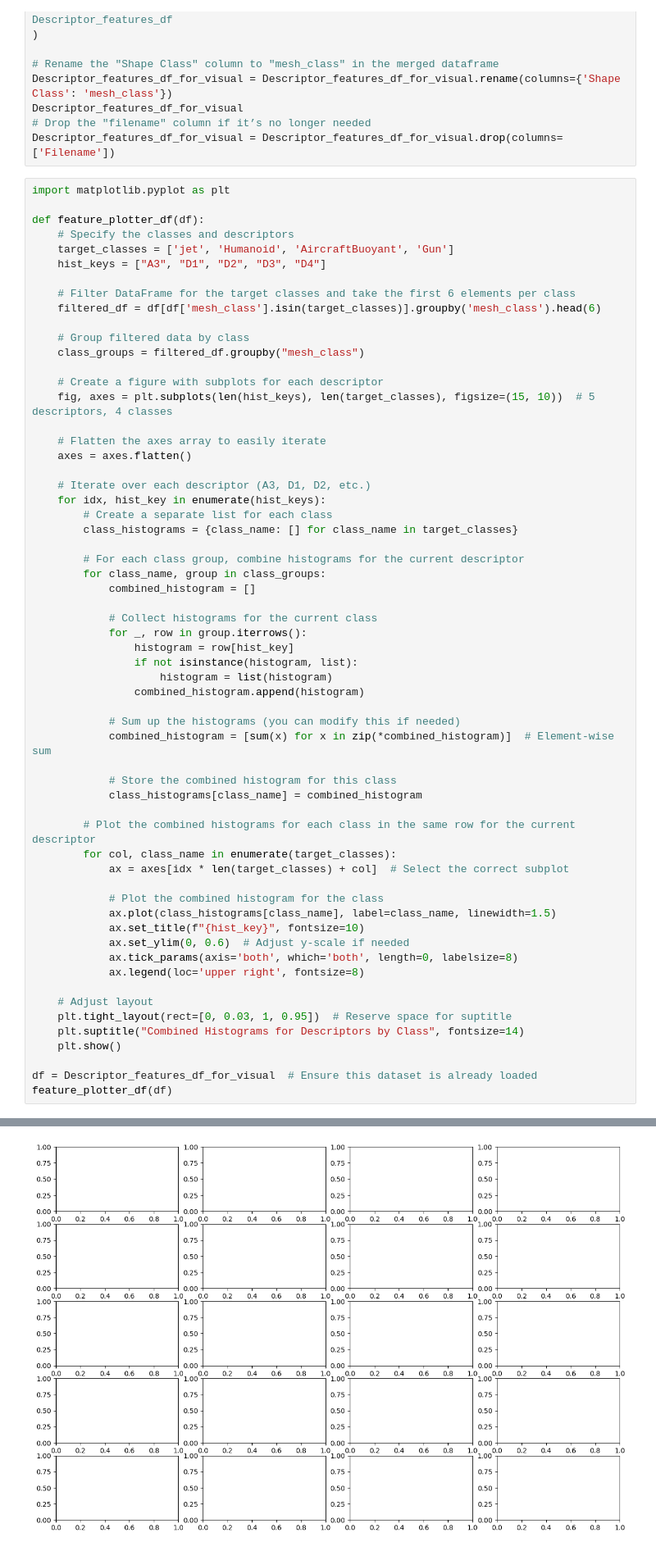
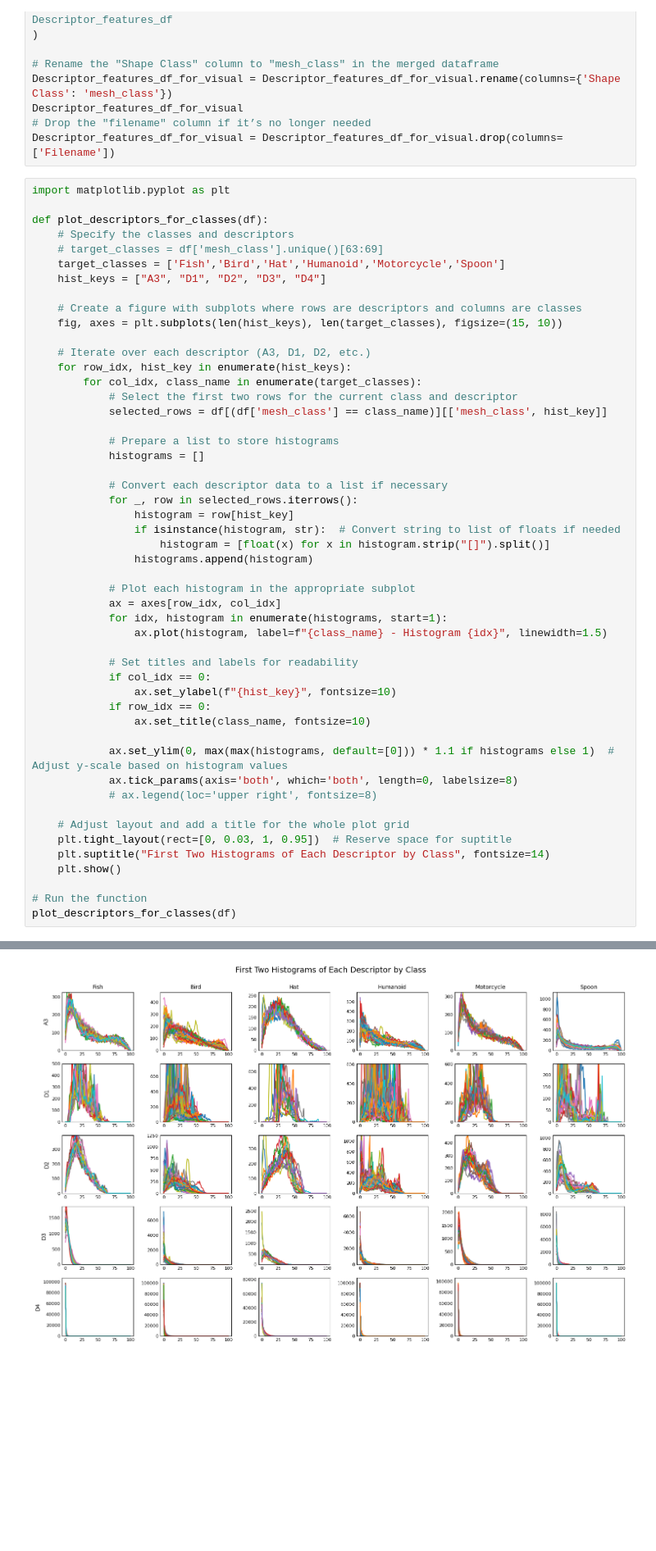
Before and after one commit to ZivHoch/Multimedia-Retrieval, a Jupyter notebook: Final_Version.ipynb, the cells around one changed output, grey strips where cells are left out. Shown at 82% size. Drawn from its saved outputs; the diff is of its cells as text; blank space fills up the shorter version.

```diff
--- a/Final_Version.ipynb
+++ b/Final_Version.ipynb
@@ -1405,61 +1362,51 @@ Descriptor_features_df_for_visual = Descriptor_features_df_for_visual.drop(colum
 # %%
 import matplotlib.pyplot as plt
 
-def feature_plotter_df(df):
+def plot_descriptors_for_classes(df):
     # Specify the classes and descriptors
-    target_classes = ['jet', 'Humanoid', 'AircraftBuoyant', 'Gun']
+    # target_classes = df['mesh_class'].unique()[63:69]
+    target_classes = ['Fish','Bird','Hat','Humanoid','Motorcycle','Spoon']
     hist_keys = ["A3", "D1", "D2", "D3", "D4"]
 
-    # Filter DataFrame for the target classes and take the first 6 elements per class
-    filtered_df = df[df['mesh_class'].isin(target_classes)].groupby('mesh_class').head(6)
-
-    # Group filtered data by class
-    class_groups = filtered_df.groupby("mesh_class")
-
-    # Create a figure with subplots for each descriptor
-    fig, axes = plt.subplots(len(hist_keys), len(target_classes), figsize=(15, 10))  # 5 descriptors, 4 classes
-
-    # Flatten the axes array to easily iterate
-    axes = axes.flatten()
+    # Create a figure with subplots where rows are descriptors and columns are classes
+    fig, axes = plt.subplots(len(hist_keys), len(target_classes), figsize=(15, 10))
 
     # Iterate over each descriptor (A3, D1, D2, etc.)
-    for idx, hist_key in enumerate(hist_keys):
-        # Create a separate list for each class
-        class_histograms = {class_name: [] for class_name in target_classes}
+    for row_idx, hist_key in enumerate(hist_keys):
+        for col_idx, class_name in enumerate(target_classes):
+            # Select the first two rows for the current class and descriptor
+            selected_rows = df[(df['mesh_class'] == class_name)][['mesh_class', hist_key]]
 
-        # For each class group, combine histograms for the current descriptor
-        for class_name, group in class_groups:
-            combined_histogram = []
+            # Prepare a list to store histograms
+            histograms = []
 
-            # Collect histograms for the current class
-            for _, row in group.iterrows():
+            # Convert each descriptor data to a list if necessary
+            for _, row in selected_rows.iterrows():
                 histogram = row[hist_key]
-                if not isinstance(histogram, list):
-                    histogram = list(histogram)
-                combined_histogram.append(histogram)
+                if isinstance(histogram, str):  # Convert string to list of floats if needed
+                    histogram = [float(x) for x in histogram.strip("[]").split()]
+                histograms.append(histogram)
 
-            # Sum up the histograms (you can modify this if needed)
-            combined_histogram = [sum(x) for x in zip(*combined_histogram)]  # Element-wise sum
+            # Plot each histogram in the appropriate subplot
+            ax = axes[row_idx, col_idx]
+            for idx, histogram in enumerate(histograms, start=1):
+                ax.plot(histogram, label=f"{class_name} - Histogram {idx}", linewidth=1.5)
 
-            # Store the combined histogram for this class
-            class_histograms[class_name] = combined_histogram
+            # Set titles and labels for readability
+            if col_idx == 0:
+                ax.set_ylabel(f"{hist_key}", fontsize=10)
+            if row_idx == 0:
+                ax.set_title(class_name, fontsize=10)
 
-        # Plot the combined histograms for each class in the same row for the current descriptor
-        for col, class_name in enumerate(target_classes):
-            ax = axes[idx * len(target_classes) + col]  # Select the correct subplot
+            ax.set_ylim(0, max(max(histograms, default=[0])) * 1.1 if histograms else 1)  # Adjust y-scale based on histogram values
+            ax.tick_params(axis='both', which='both', length=0, labelsize=8)
+            # ax.legend(loc='upper right', fontsize=8)
 
-            # Plot the combined histogram for the class
-            ax.plot(class_histograms[class_name], label=class_name, linewidth=1.5)
-            ax.set_title(f"{hist_key}", fontsize=10)
-            ax.set_ylim(0, 0.6)  # Adjust y-scale if needed
-            ax.tick_params(axis='both', which='both', length=0, labelsize=8)
-            ax.legend(loc='upper right', fontsize=8)
-
-    # Adjust layout
+    # Adjust layout and add a title for the whole plot grid
     plt.tight_layout(rect=[0, 0.03, 1, 0.95])  # Reserve space for suptitle
-    plt.suptitle("Combined Histograms for Descriptors by Class", fontsize=14)
+    plt.suptitle("First Two Histograms of Each Descriptor by Class", fontsize=14)
     plt.show()
 
-df = Descriptor_features_df_for_visual  # Ensure this dataset is already loaded
-feature_plotter_df(df)
+# Run the function
+plot_descriptors_for_classes(df)
 # %% [output]
@@ -1467 +1413 @@ AttributeError: 'list' object has no attribute 'asType'
-[figure, old version]
+[figure, new version]
```
Also changed, not shown: parts of 56 cells of this notebook, 2 other files.
